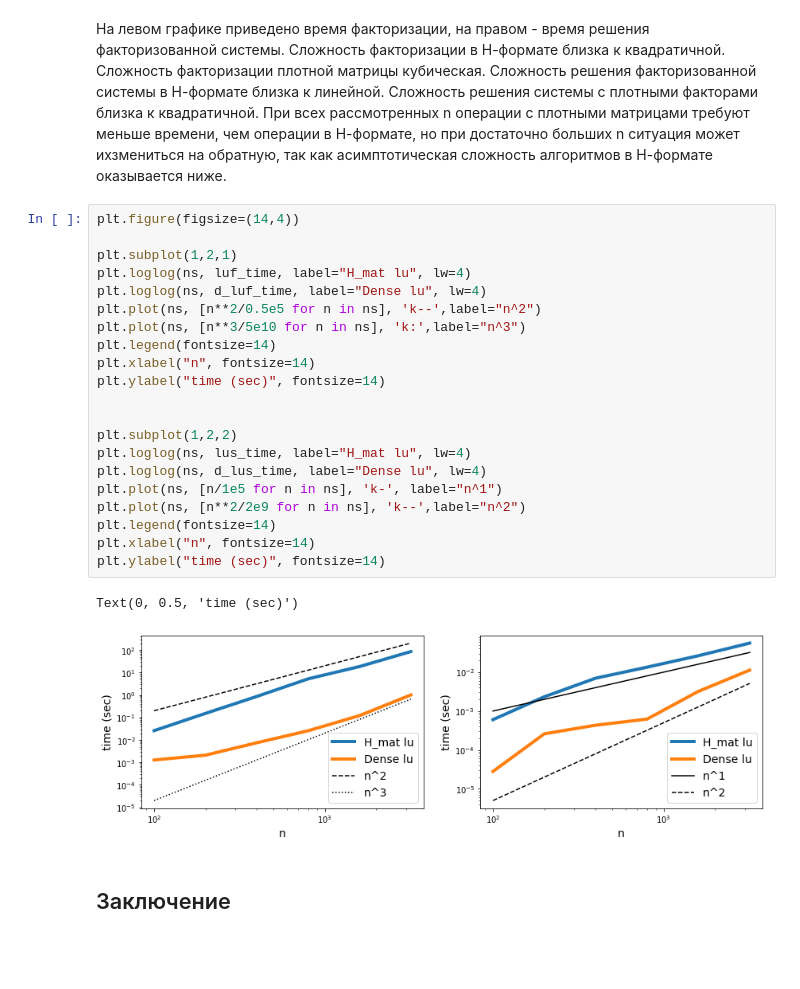
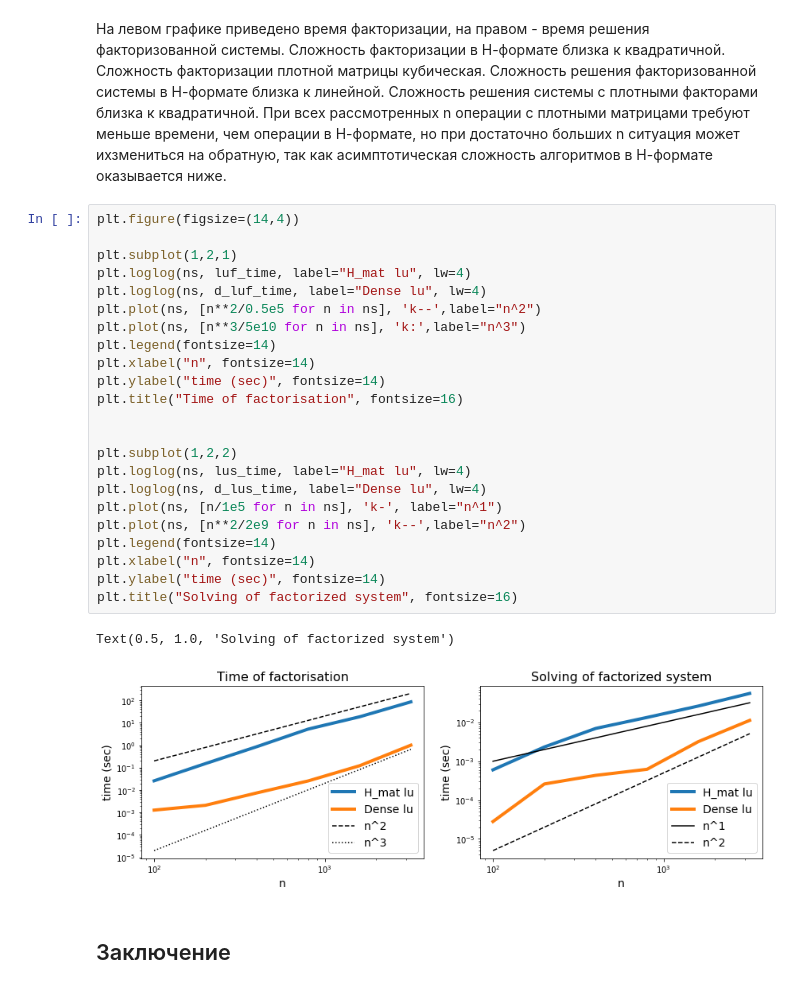
Before and after one commit to pimanov/H_matrix, a Jupyter notebook: H_mat.ipynb, the cells around one changed output. Cells and saved outputs as stored; diff of their text form; blank space fills up the shorter version.

Commit message:
H_mat.ipynb: last graphs get titles

```diff
--- a/H_mat.ipynb
+++ b/H_mat.ipynb
@@ -384,27 +384,29 @@ for n, A in zip(ns, dens_mat):
 # %%
 plt.figure(figsize=(14,4))
 
 plt.subplot(1,2,1)
 plt.loglog(ns, luf_time, label="H_mat lu", lw=4)
 plt.loglog(ns, d_luf_time, label="Dense lu", lw=4)
 plt.plot(ns, [n**2/0.5e5 for n in ns], 'k--',label="n^2")
 plt.plot(ns, [n**3/5e10 for n in ns], 'k:',label="n^3")
 plt.legend(fontsize=14)
 plt.xlabel("n", fontsize=14)
 plt.ylabel("time (sec)", fontsize=14)
+plt.title("Time of factorisation", fontsize=16)
 
 
 plt.subplot(1,2,2)
 plt.loglog(ns, lus_time, label="H_mat lu", lw=4)
 plt.loglog(ns, d_lus_time, label="Dense lu", lw=4)
 plt.plot(ns, [n/1e5 for n in ns], 'k-', label="n^1")
 plt.plot(ns, [n**2/2e9 for n in ns], 'k--',label="n^2")
 plt.legend(fontsize=14)
 plt.xlabel("n", fontsize=14)
 plt.ylabel("time (sec)", fontsize=14)
+plt.title("Solving of factorized system", fontsize=16)
 # %% [output]
-Text(0, 0.5, 'time (sec)')
+Text(0.5, 1.0, 'Solving of factorized system')
-[figure, old version]
+[figure, new version]
 # %% [markdown]
 ## Заключение
 # %% [markdown]
```
